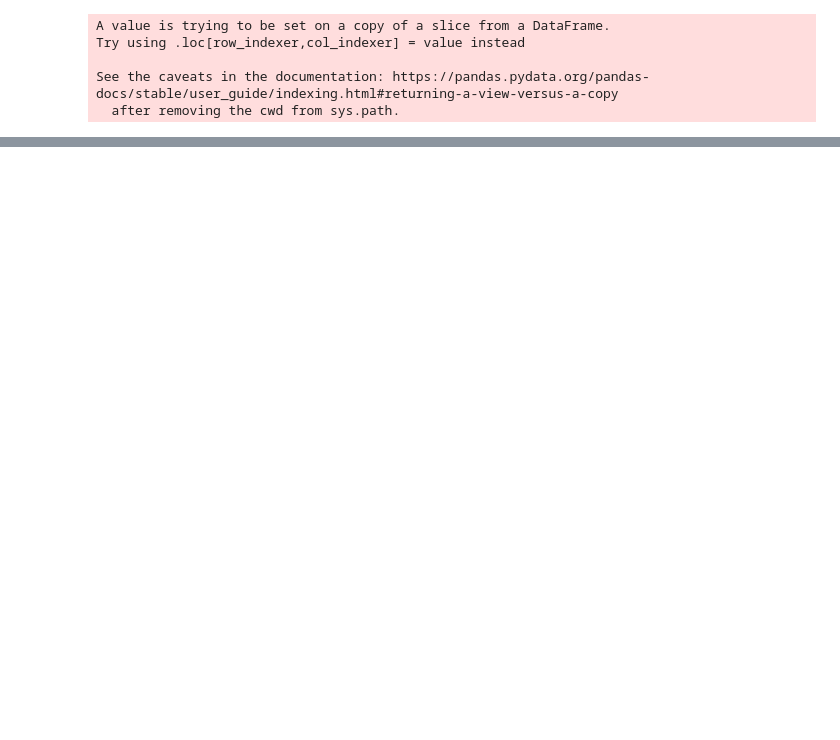
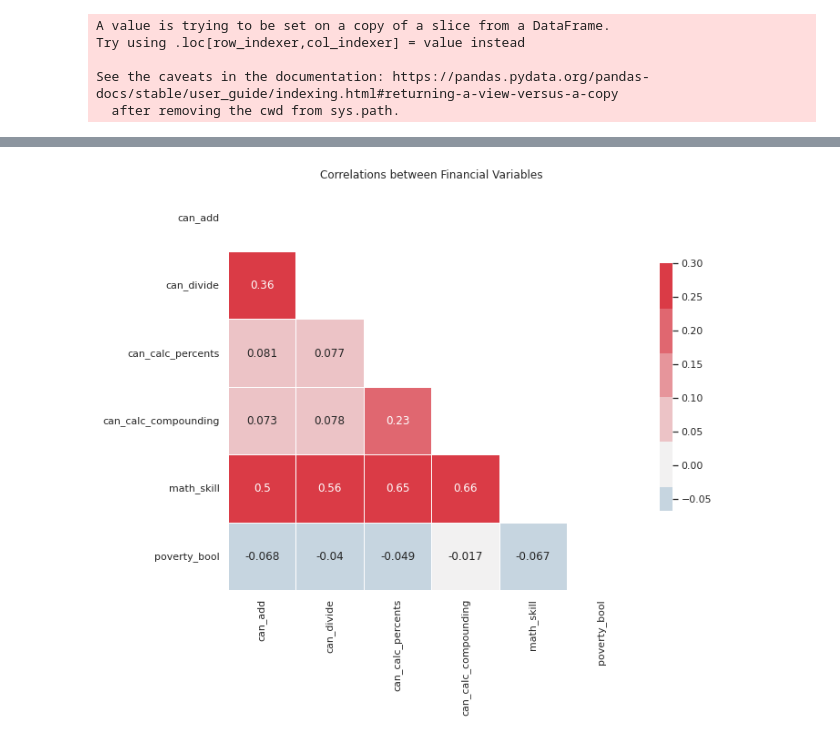
Before and after one commit to garrettfenchel/Coding-Dojo-Predicting-Poverty, a Jupyter notebook: Predicting_Poverty_Notebook.ipynb, the cells around one changed output, grey strips where cells are left out. Drawn from its saved outputs; the diff is of its cells as text; code cells hidden in the pictures; blank space fills up the shorter version.

```diff
--- a/Predicting_Poverty_Notebook.ipynb
+++ b/Predicting_Poverty_Notebook.ipynb
@@ -165,3 +166,8 @@ Try using .loc[row_indexer,col_indexer] = value instead
 
 See the caveats in the documentation: https://pandas.pydata.org/pandas-docs/stable/user_guide/indexing.html#returning-a-view-versus-a-copy
   after removing the cwd from sys.path.
+# %%
+#Combining Bank Skills
+def f_bank(a,b,c,d,e):
+    return int (a)+b+c+d+e
+poverty["bank_skill"] = np.vectorize(f_bank)(poverty["active_bank_user"],poverty["active_mm_user"],poverty["active_formal_nbfi_user"],poverty["active_informal_nbfi_user"],poverty["nonreg_active_mm_user"])
@@ -167,0 +253,15 @@ See the caveats in the documentation: https://pandas.pydata.org/pandas-docs/stab
+# %%
+#Comparing which Math Skill to use
+#Choosing Math Skill Combined
+
+compare = poverty[['can_add',
+       'can_divide', 'can_calc_percents', 'can_calc_compounding',"math_skill","poverty_bool"]]
+
+correlation= compare.corr()
+mask = np.triu(np.ones_like(correlation, dtype=bool))
+f, ax = plt.subplots(figsize=(10, 10))
+cmap = sns.diverging_palette(240, 10, n=9)
+fig9 = sns.heatmap(correlation, annot=True, mask=mask, cmap=cmap, vmax=.3, center=0,
+            square=True, linewidths=.5, cbar_kws={"shrink": .5}).set(title='Correlations between Financial Variables')
+# %% [output]
+[figure, added]
```
Also changed, not shown: parts of 59 cells of this notebook.
